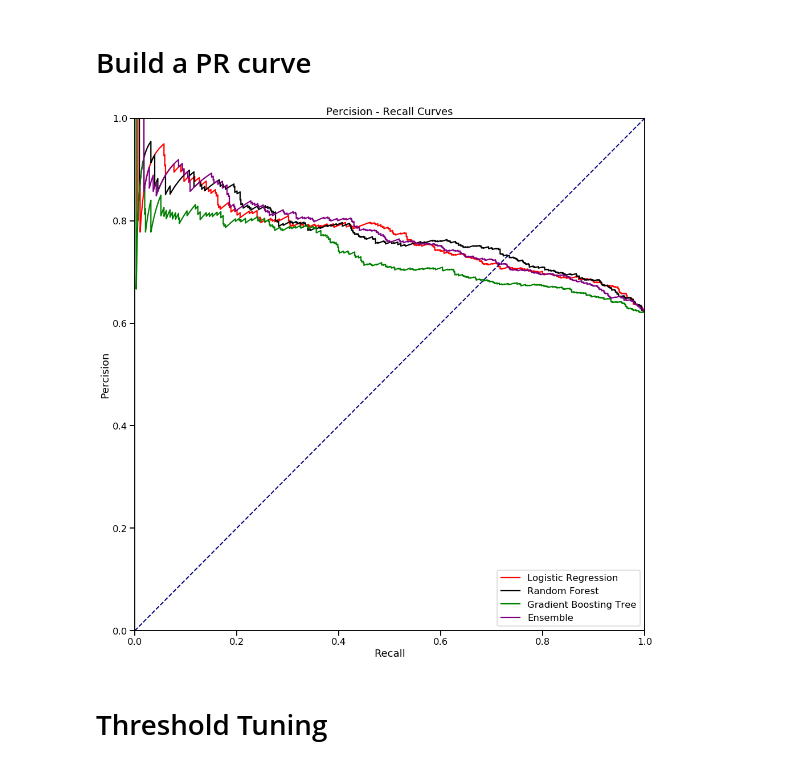
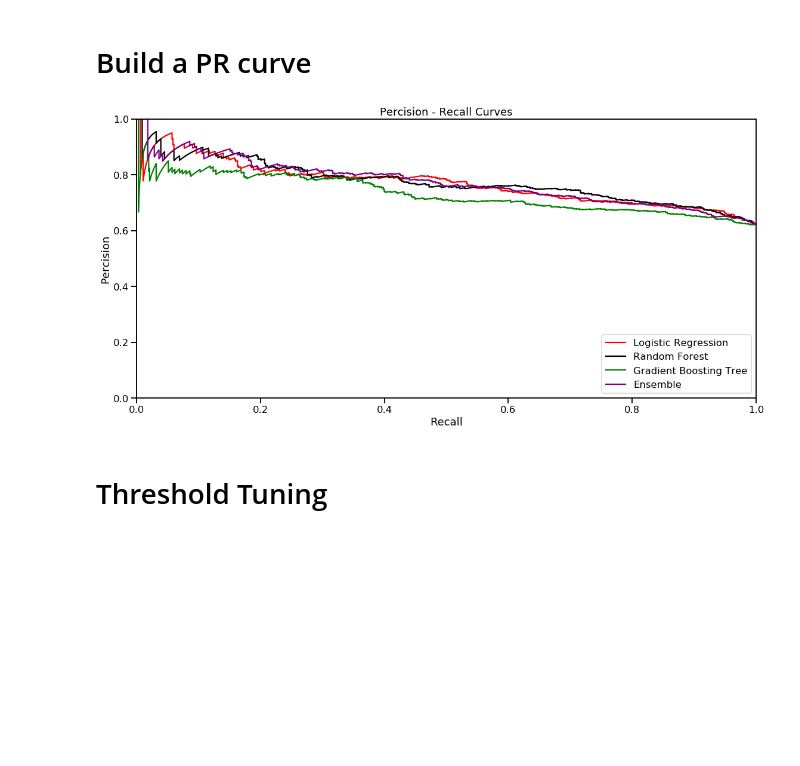
Before and after one commit to yeewill/Classification-Project-DSjobs, a Jupyter notebook: Make ROC and PR Curves.ipynb, the cells around one changed output. Cells and saved outputs as stored; diff of their text form; code cells hidden in the pictures; blank space fills up the shorter version.

```diff
--- a/Make ROC and PR Curves.ipynb
+++ b/Make ROC and PR Curves.ipynb
@@ -76,34 +76,34 @@ logit_percision, logit_recall, logit_thresholds = precision_recall_curve(y_val,l
 vote_soft_percision, vote_soft_recall, vote_soft_thresholds = precision_recall_curve(y_val,vote_soft.predict_proba(X_val)[:,1])
 # %%
 sns.set_context('talk')
-fig = plt.figure(figsize=(14,14))
+fig = plt.figure(figsize=(16,8))
 
 
 
 plt.plot( logit_recall,logit_percision, color='red',
           label='Logistic Regression')
 plt.plot( rf_recall,rf_percision, color='black',
           label='Random Forest')
 plt.plot( gb_recall,gb_percision, color='green',
           label='Gradient Boosting Tree')
 plt.plot( vote_soft_recall,vote_soft_percision, color='purple',
           label='Ensemble')
 
 
 
-plt.plot([0, 1], [0, 1], color='navy', lw=lw, linestyle='--')
+
 plt.xlim([0.0, 1.0])
 plt.ylim([0.0, 1.0])
 plt.xlabel('Recall')
 plt.ylabel('Percision')
 plt.title('Percision - Recall Curves')
 plt.legend(loc="lower right")
 plt.tight_layout()
-# plt.savefig('roc_curves_all_ALL.png')
-# plt.savefig('roc_curves_svg_all_all.svg')
+plt.savefig('PR_curves_all_ALL.png')
+plt.savefig('PR_curves_svg_all_all.svg')
 plt.show()
 # %% [output]
-[figure, old version]
+[figure, new version]
 # %% [markdown]
 # Threshold Tuning
 # %%
```
Also changed, not shown: parts of 34 cells of this notebook, 19 other files.
